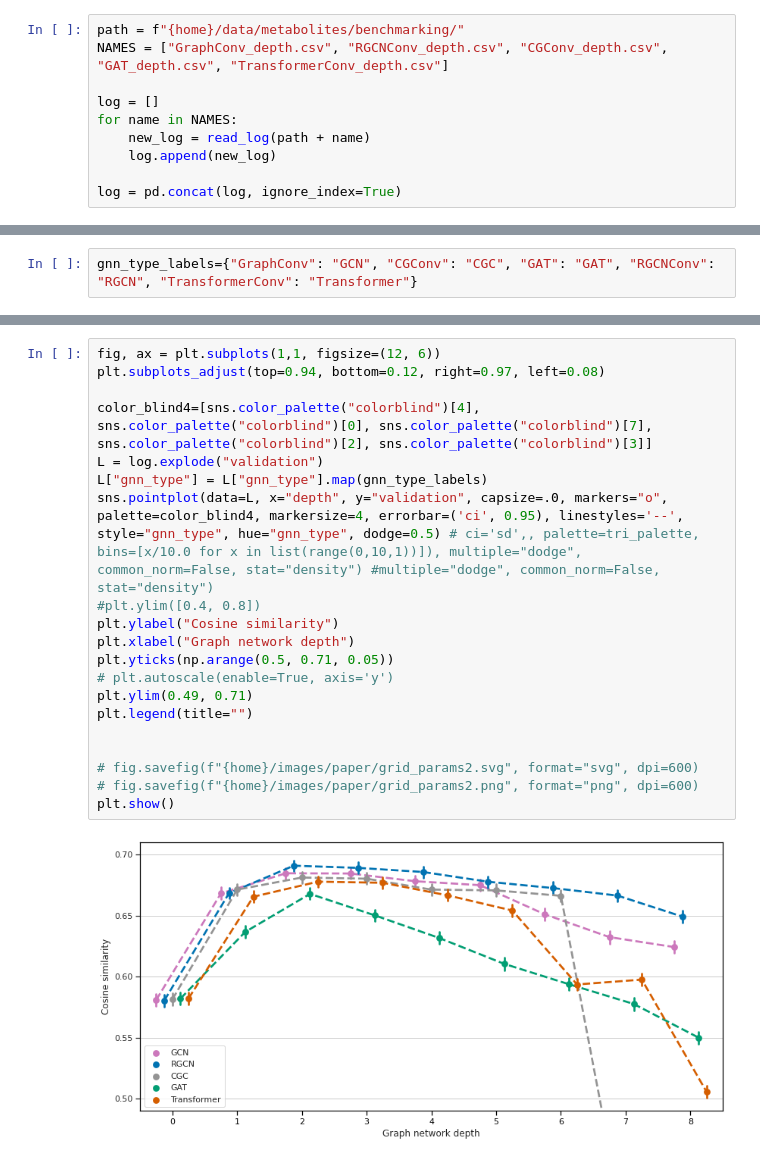
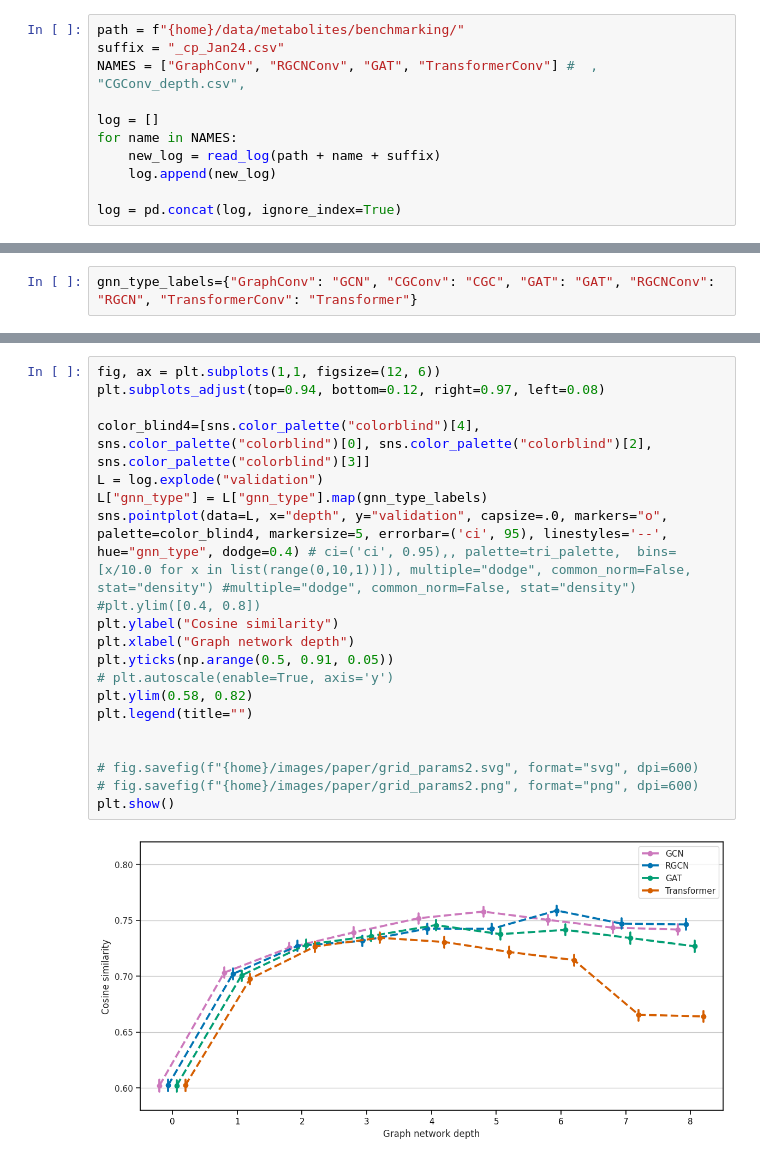
Before and after one commit to BAMeScience/fiora, a Jupyter notebook: notebooks/grid_stats.ipynb, the cells around one changed output, grey strips where cells are left out. Cells and saved outputs as stored; diff of their text form.

Commit message:
Setup gridsearch with new training data

```diff
--- a/notebooks/grid_stats.ipynb
+++ b/notebooks/grid_stats.ipynb
@@ -49,11 +49,12 @@ def read_log(file):
     return LOG
 # %%
 path = f"{home}/data/metabolites/benchmarking/"
-NAMES = ["GraphConv_depth.csv", "RGCNConv_depth.csv", "CGConv_depth.csv", "GAT_depth.csv", "TransformerConv_depth.csv"]
+suffix = "_cp_Jan24.csv"
+NAMES = ["GraphConv", "RGCNConv", "GAT", "TransformerConv"] #  , "CGConv_depth.csv",
 
 log = []
 for name in NAMES:
-    new_log = read_log(path + name)
+    new_log = read_log(path + name + suffix)
     log.append(new_log)
 
 log = pd.concat(log, ignore_index=True)
@@ -87,23 +88,23 @@ plt.show()
 # %%
 fig, ax = plt.subplots(1,1, figsize=(12, 6))
 plt.subplots_adjust(top=0.94, bottom=0.12, right=0.97, left=0.08)
 
-color_blind4=[sns.color_palette("colorblind")[4], sns.color_palette("colorblind")[0], sns.color_palette("colorblind")[7], sns.color_palette("colorblind")[2], sns.color_palette("colorblind")[3]]
+color_blind4=[sns.color_palette("colorblind")[4], sns.color_palette("colorblind")[0], sns.color_palette("colorblind")[2], sns.color_palette("colorblind")[3]]
 L = log.explode("validation")
 L["gnn_type"] = L["gnn_type"].map(gnn_type_labels)
-sns.pointplot(data=L, x="depth", y="validation", capsize=.0, markers="o", palette=color_blind4, markersize=4, errorbar=('ci', 0.95), linestyles='--', style="gnn_type", hue="gnn_type", dodge=0.5) # ci='sd',, palette=tri_palette,  bins=[x/10.0 for x in list(range(0,10,1))]), multiple="dodge", common_norm=False, stat="density") #multiple="dodge", common_norm=False, stat="density")
+sns.pointplot(data=L, x="depth", y="validation", capsize=.0, markers="o", palette=color_blind4, markersize=5, errorbar=('ci', 95), linestyles='--', hue="gnn_type", dodge=0.4) # ci=('ci', 0.95),, palette=tri_palette,  bins=[x/10.0 for x in list(range(0,10,1))]), multiple="dodge", common_norm=False, stat="density") #multiple="dodge", common_norm=False, stat="density")
 #plt.ylim([0.4, 0.8])
 plt.ylabel("Cosine similarity")
 plt.xlabel("Graph network depth")
-plt.yticks(np.arange(0.5, 0.71, 0.05))
+plt.yticks(np.arange(0.5, 0.91, 0.05))
 # plt.autoscale(enable=True, axis='y')
-plt.ylim(0.49, 0.71)
+plt.ylim(0.58, 0.82)
 plt.legend(title="")
 
 
 # fig.savefig(f"{home}/images/paper/grid_params2.svg", format="svg", dpi=600)
 # fig.savefig(f"{home}/images/paper/grid_params2.png", format="png", dpi=600)
 plt.show()
 # %% [output]
-[figure, old version]
+[figure, new version]
 # %%
```
Also changed, not shown: parts of 4 cells of this notebook, 1 other file.
